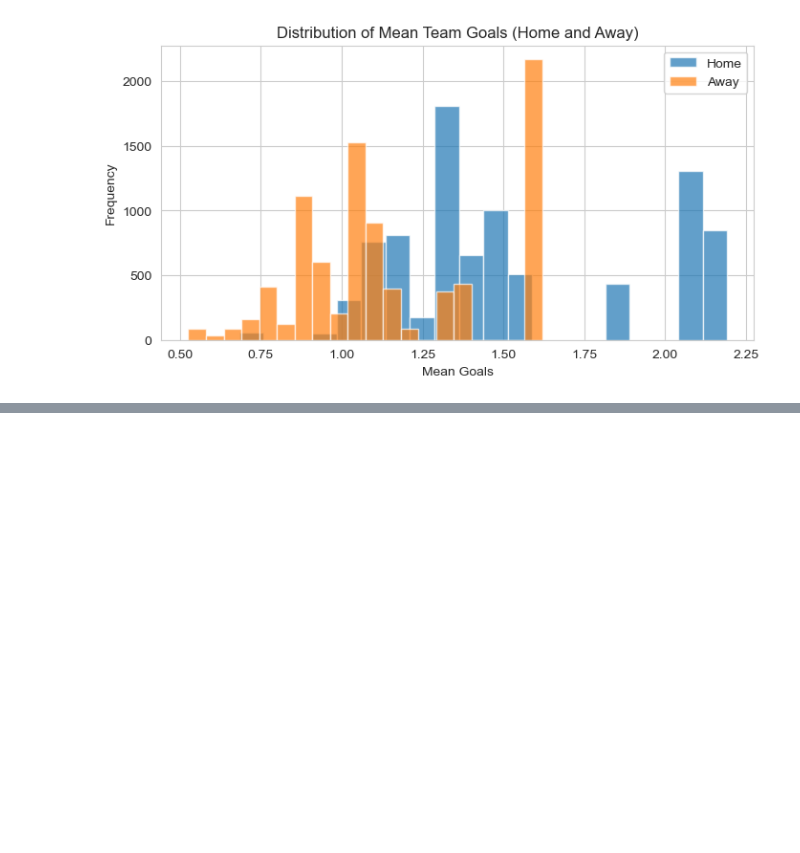
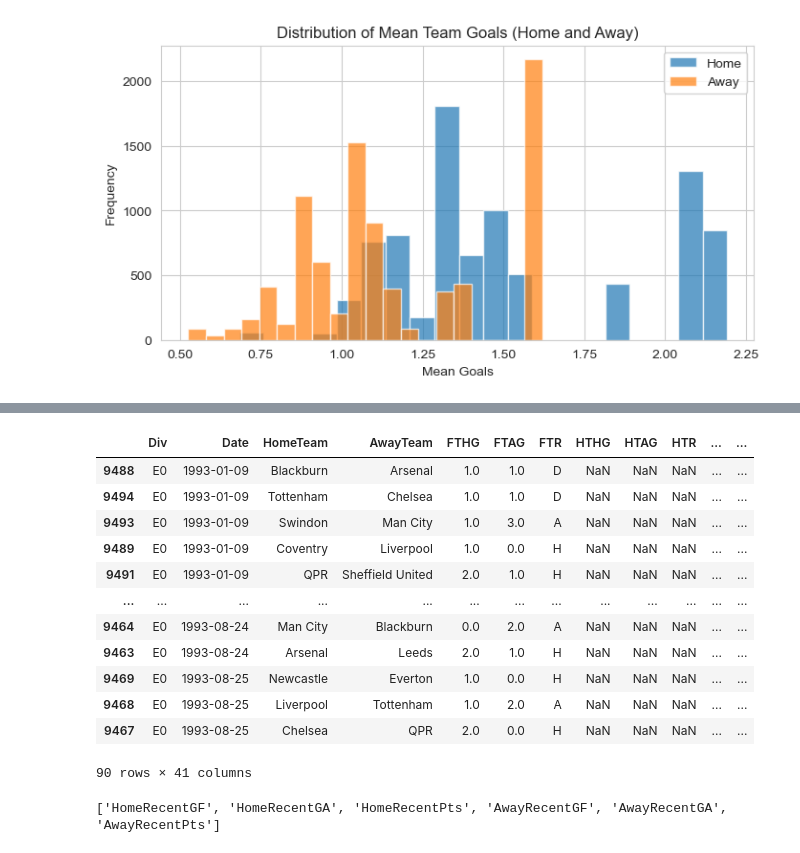
Before and after one commit to Shab00/Over-Under2.5Goals, a Jupyter notebook: notebooks/dataCleaning.ipynb, the cells around one changed output, grey strips where cells are left out. Drawn from its saved outputs; the diff is of its cells as text; code cells hidden in the pictures; blank space fills up the shorter version.

Commit message:
feature audit and recent form added

```diff
--- a/notebooks/dataCleaning.ipynb
+++ b/notebooks/dataCleaning.ipynb
@@ -394,0 +506,4 @@ df.to_csv('cleaned_data.csv', index=False)
+# %%
+filePath = 'combined.csv'
+df_raw = pd.read_csv(filePath)
+df_raw
@@ -394,0 +524,21 @@ df.to_csv('cleaned_data.csv', index=False)
+# %%
+df_model['Date'] = pd.to_datetime(df_model['Date'])
+df_raw['Date'] = pd.to_datetime(df_raw['Date'])
+# %%
+df_with_form = add_recent_form_features(df_raw, n_matches=5)
+# %%
+df_with_form.head(90)
+# %% [output]
+|  | Div | Date | HomeTeam | AwayTeam | FTHG | FTAG | FTR | HTHG | HTAG | HTR | ... | ... |
+| 9488 | E0 | 1993-01-09 | Blackburn | Arsenal | 1.0 | 1.0 | D | NaN | NaN | NaN | ... | ... |
+| 9494 | E0 | 1993-01-09 | Tottenham | Chelsea | 1.0 | 1.0 | D | NaN | NaN | NaN | ... | ... |
+| 9493 | E0 | 1993-01-09 | Swindon | Man City | 1.0 | 3.0 | A | NaN | NaN | NaN | ... | ... |
+| 9489 | E0 | 1993-01-09 | Coventry | Liverpool | 1.0 | 0.0 | H | NaN | NaN | NaN | ... | ... |
+| 9491 | E0 | 1993-01-09 | QPR | Sheffield United | 2.0 | 1.0 | H | NaN | NaN | NaN | ... | ... |
+| ... | ... | ... | ... | ... | ... | ... | ... | ... | ... | ... | ... | ... |
+| 9464 | E0 | 1993-08-24 | Man City | Blackburn | 0.0 | 2.0 | A | NaN | NaN | NaN | ... | ... |
+| 9463 | E0 | 1993-08-24 | Arsenal | Leeds | 2.0 | 1.0 | H | NaN | NaN | NaN | ... | ... |
+| 9469 | E0 | 1993-08-25 | Newcastle | Everton | 1.0 | 0.0 | H | NaN | NaN | NaN | ... | ... |
+| 9468 | E0 | 1993-08-25 | Liverpool | Tottenham | 1.0 | 2.0 | A | NaN | NaN | NaN | ... | ... |
+| 9467 | E0 | 1993-08-25 | Chelsea | QPR | 2.0 | 0.0 | H | NaN | NaN | NaN | ... | ... |
+90 rows × 41 columns
@@ -394,0 +554,5 @@ df.to_csv('cleaned_data.csv', index=False)
+# %%
+cols = ['HomeRecentGF', 'HomeRecentGA', 'HomeRecentPts', 'AwayRecentGF', 'AwayRecentGA', 'AwayRecentPts']
+print([col for col in cols if col in df_model.columns])
+# %% [output]
+['HomeRecentGF', 'HomeRecentGA', 'HomeRecentPts', 'AwayRecentGF', 'AwayRecentGA', 'AwayRecentPts']
```
Also changed, not shown: parts of 25 cells of this notebook, 5 other files.
